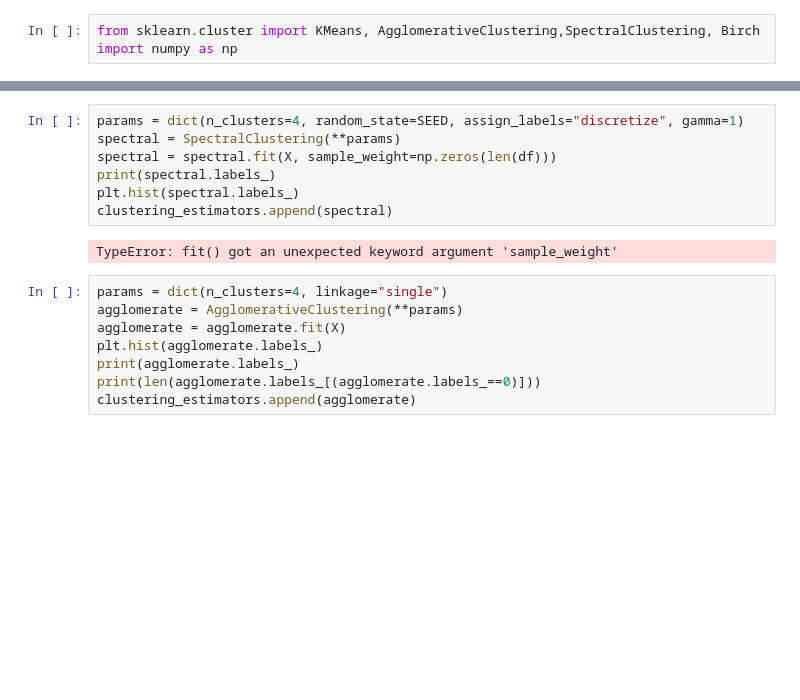
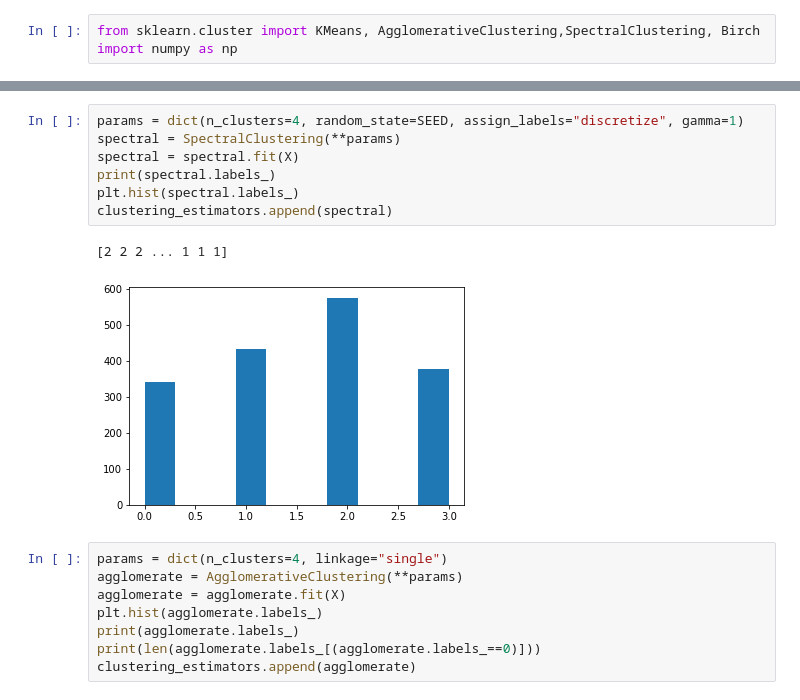
Before and after one commit to OscarPindaro/optimization-project, a Jupyter notebook: car.ipynb, the cells around one changed output, grey strips where cells are left out. Drawn from its saved outputs; the diff is of its cells as text; blank space fills up the shorter version.

```diff
--- a/car.ipynb
+++ b/car.ipynb
@@ -100,12 +100,13 @@ clustering_estimators.append(kmeans)
 # %%
 params = dict(n_clusters=4, random_state=SEED, assign_labels="discretize", gamma=1)
 spectral = SpectralClustering(**params)
-spectral = spectral.fit(X, sample_weight=np.zeros(len(df)))
+spectral = spectral.fit(X)
 print(spectral.labels_)
 plt.hist(spectral.labels_)
 clustering_estimators.append(spectral)
 # %% [output]
-TypeError: fit() got an unexpected keyword argument 'sample_weight'
+[2 2 2 ... 1 1 1]
+[figure, added]
 # %%
 params = dict(n_clusters=4, linkage="single")
 agglomerate = AgglomerativeClustering(**params)
```
Also changed, not shown: parts of 16 cells of this notebook, 1 other file.
